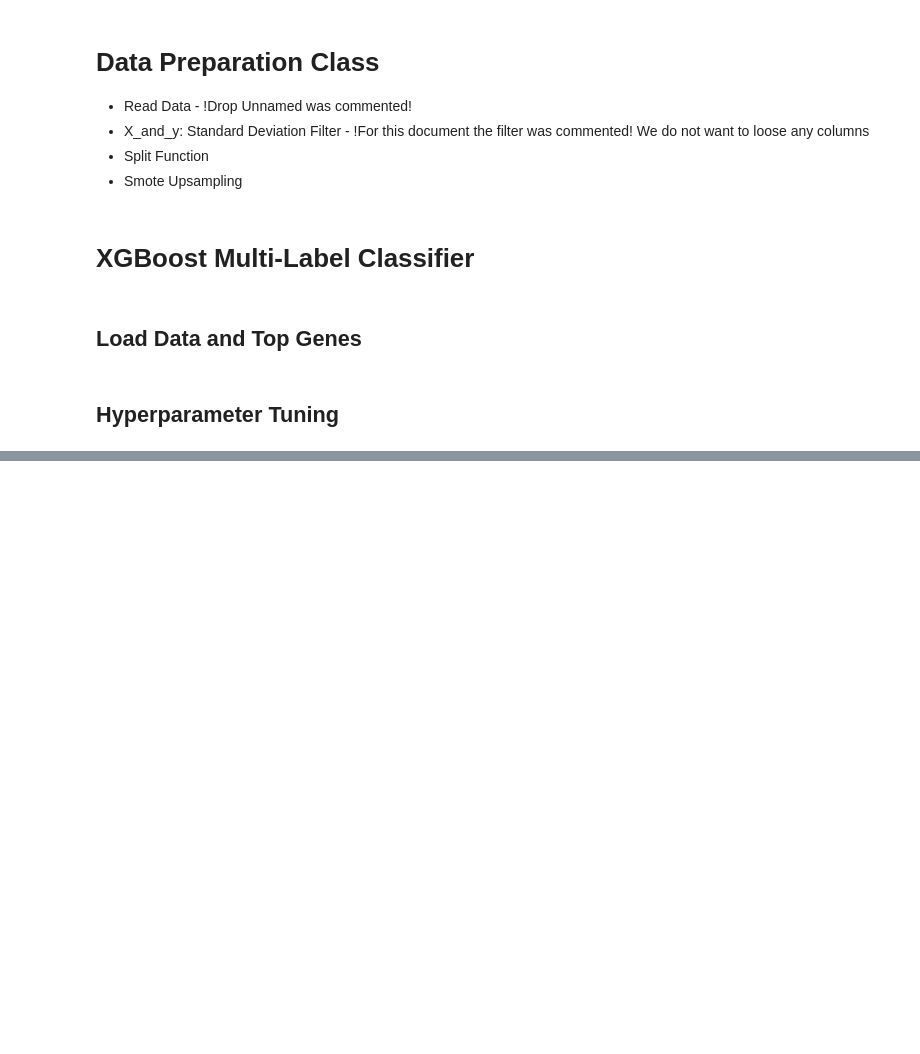
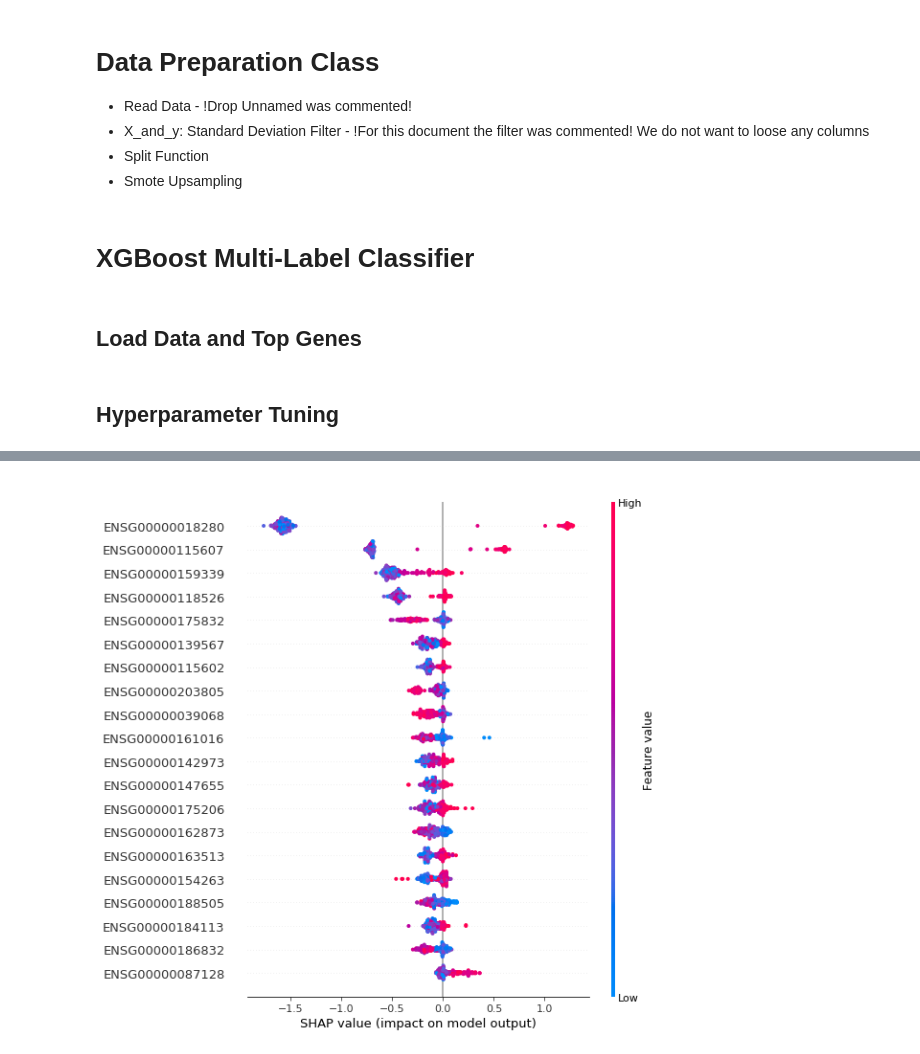
Before and after one commit to mikesamir/oncological_gene_expression_analysis, a Jupyter notebook: 1_XGBoost.ipynb, the cells around one changed output, grey strips where cells are left out. Drawn from its saved outputs; the diff is of its cells as text; code cells hidden in the pictures; blank space fills up the shorter version.

```diff
--- a/1_XGBoost.ipynb
+++ b/1_XGBoost.ipynb
@@ -261 +317,5 @@ shap.summary_plot(shap_values, X_test.sample(100, axis = 1, random_state = 56200
+# %%
+shap.summary_plot(shap_values[2], X_test_all)
+# %% [output]
+[figure, added]
 # %%
```
Also changed, not shown: parts of 21 cells of this notebook, 6 other files.
